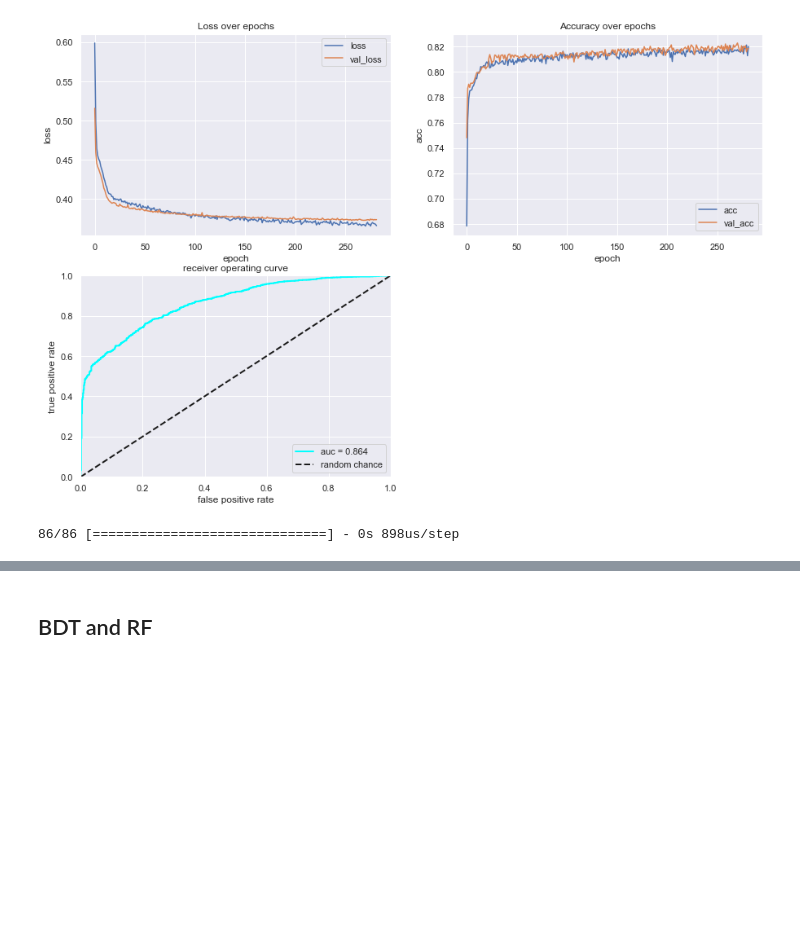
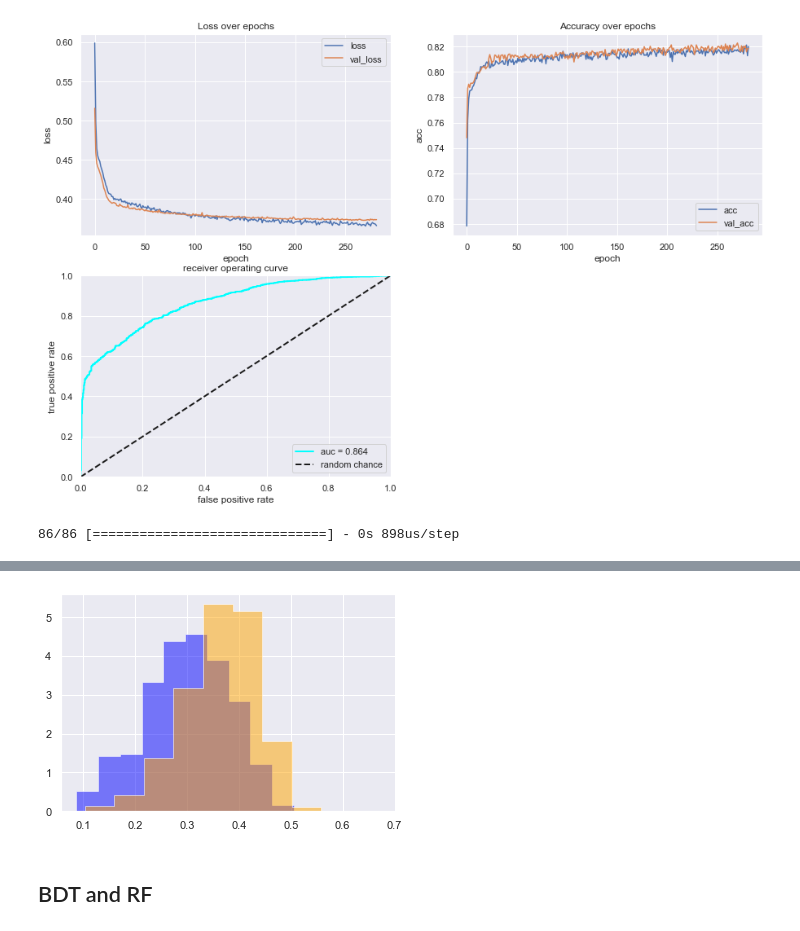
Before and after one commit to mghasemi19/ML_EconEduc, a Jupyter notebook: Type_classification.ipynb, the cells around one changed output, grey strips where cells are left out. Cells and saved outputs as stored; diff of their text form; code cells hidden in the pictures; blank space fills up the shorter version.

```diff
--- a/Type_classification.ipynb
+++ b/Type_classification.ipynb
@@ -621,3 +643,21 @@ fpr_NN_opt, tpr_NN_opt, thresholds_NN_opt = roc_curve(y_test, Y_predict_opt)
 343/343 [==============================] - 0s 1ms/step
 [figure]
 86/86 [==============================] - 0s 898us/step
+# %%
+prob_NN_opt = drop_model.predict(scaler.transform(X))
+decisions_NN_opt = []
+d1 = drop_model.predict(X[y<0.5]) # background
+d2 = drop_model.predict(X[y>0.5]) # signal
+decisions_NN_opt += [d1, d2] # add to list of classifier decision
+
+plt.hist(decisions_NN_opt[0], # background in train set
+        density=True, # area under the histogram will sum to 1
+        histtype='stepfilled', # lineplot that's filled
+        color='blue', label='Background (train)', # Background (train)
+        alpha=0.5 ); # half transparency
+plt.hist(decisions_NN_opt[1], # signal in train set
+        density=True, # area under the histogram will sum to 1
+        histtype='stepfilled', # lineplot that's filled
+        color='orange', label='Signal (train)', # Signal (train)
+        alpha=0.5 ); # half transparency
+# %% [output]
@@ -624,3 +667,4 @@ fpr_NN_opt, tpr_NN_opt, thresholds_NN_opt = roc_curve(y_test, Y_predict_opt)
+[figure, added]
 # %% [markdown]
 ## BDT and RF
 # %%
```
Also changed, not shown: parts of 2 cells of this notebook.
